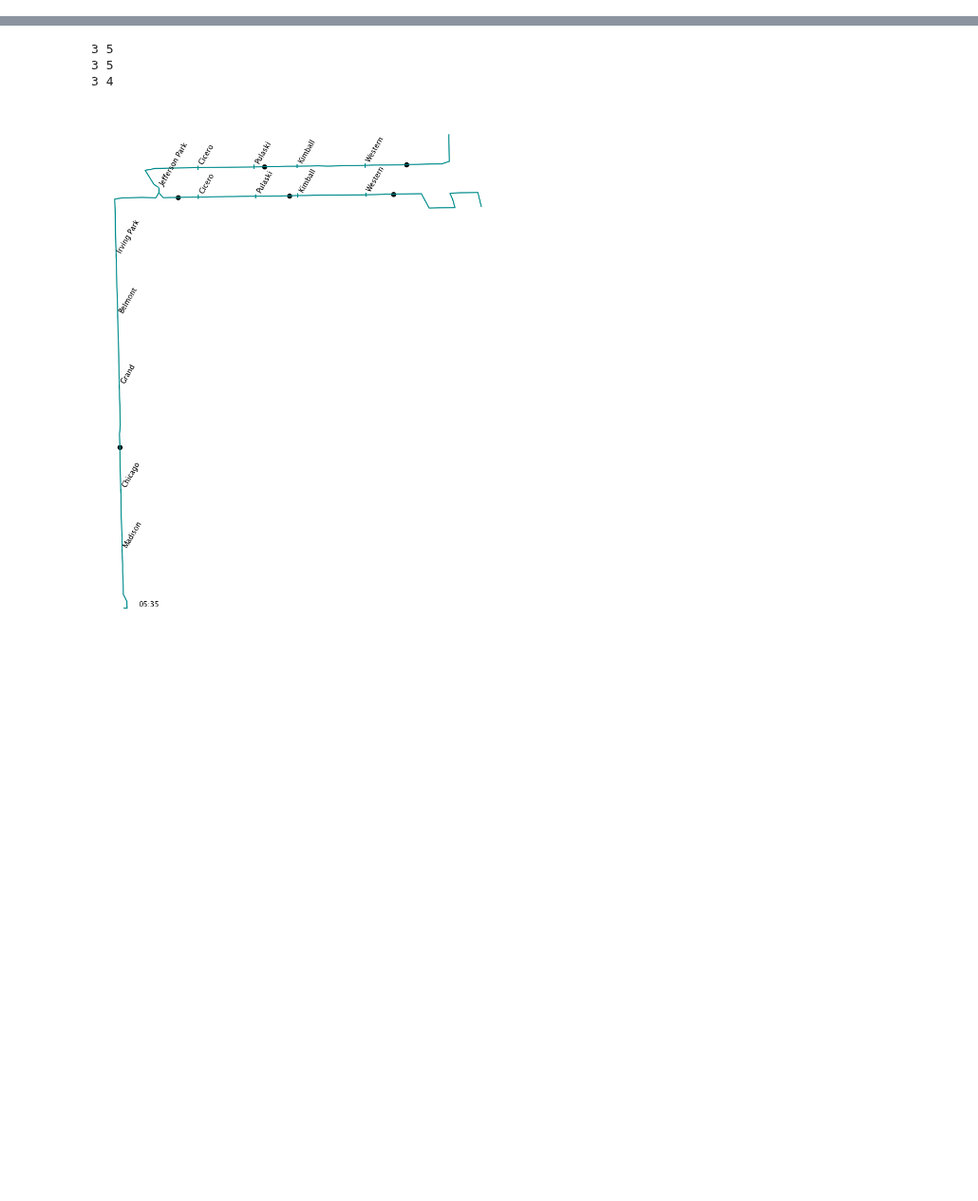
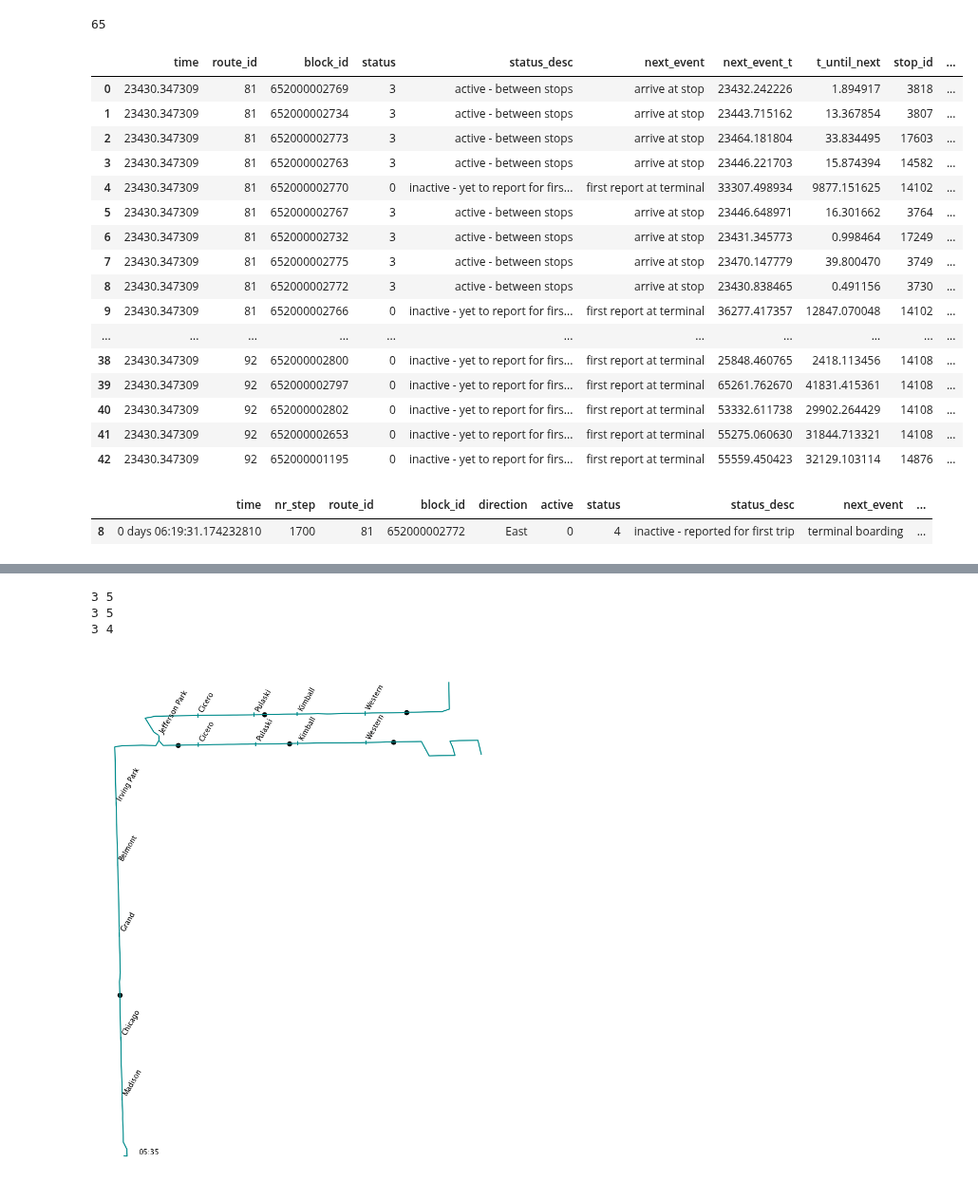
Before and after one commit to joerovar/transit-centric-smart-mobility-system, a Jupyter notebook: src/04_SIMULATION/playground.ipynb, the cells around one changed output, grey strips where cells are left out. Shown at 95% size. Cells and saved outputs as stored; diff of their text form; code cells hidden in the pictures; blank space fills up the shorter version.

```diff
--- a/src/04_SIMULATION/playground.ipynb
+++ b/src/04_SIMULATION/playground.ipynb
@@ -16,8 +16,6 @@ env = FixedSimEnv()
 unique_dates = env.link_times['date'].unique()
 day = np.random.choice(unique_dates, replace=False)
 
-# METHOD 2 DON'T RESET DATE
-# np.random.seed(0)
-next_obs, rew, done, info = env.reset(hist_date=day)
+next_obs, rew, done, info = env.reset(hist_date='2022-12-05')
 print(env.hist_date)
 # %% [output]
@@ -24,0 +124,3 @@ print(env.hist_date)
+# %%
+env, info, n_steps, control_vehs, rts_info = run_di(env, done, n_steps=0, debug=True)
+n_steps, td(env.time)
@@ -24,0 +133,3 @@ print(env.hist_date)
+# %%
+env, info, n_steps, control_vehs, rts_info = run_di(env, done, n_steps=n_steps, debug=True)
+n_steps, td(env.time)
@@ -24,0 +138,3 @@ print(env.hist_date)
+# %%
+env, n_steps = run_di(env, done, n_steps=0)
+n_steps, td(env.time)
@@ -24,0 +160,24 @@ print(env.hist_date)
+# %%
+env.vehicles[19].stop_idx
+# %% [output]
+65
+# %%
+env.info_records[-1]
+# %% [output]
+|  | time | route_id | block_id | status | status_desc | next_event | next_event_t | t_until_next | stop_id | ... |
+| 0 | 23430.347309 | 81 | 652000002769 | 3 | active - between stops | arrive at stop | 23432.242226 | 1.894917 | 3818 | ... |
+| 1 | 23430.347309 | 81 | 652000002734 | 3 | active - between stops | arrive at stop | 23443.715162 | 13.367854 | 3807 | ... |
+| 2 | 23430.347309 | 81 | 652000002773 | 3 | active - between stops | arrive at stop | 23464.181804 | 33.834495 | 17603 | ... |
+| 3 | 23430.347309 | 81 | 652000002763 | 3 | active - between stops | arrive at stop | 23446.221703 | 15.874394 | 14582 | ... |
+| 4 | 23430.347309 | 81 | 652000002770 | 0 | inactive - yet to report for firs... | first report at terminal | 33307.498934 | 9877.151625 | 14102 | ... |
+| 5 | 23430.347309 | 81 | 652000002767 | 3 | active - between stops | arrive at stop | 23446.648971 | 16.301662 | 3764 | ... |
+| 6 | 23430.347309 | 81 | 652000002732 | 3 | active - between stops | arrive at stop | 23431.345773 | 0.998464 | 17249 | ... |
+| 7 | 23430.347309 | 81 | 652000002775 | 3 | active - between stops | arrive at stop | 23470.147779 | 39.800470 | 3749 | ... |
+| 8 | 23430.347309 | 81 | 652000002772 | 3 | active - between stops | arrive at stop | 23430.838465 | 0.491156 | 3730 | ... |
+| 9 | 23430.347309 | 81 | 652000002766 | 0 | inactive - yet to report for firs... | first report at terminal | 36277.417357 | 12847.070048 | 14102 | ... |
+| ... | ... | ... | ... | ... | ... | ... | ... | ... | ... | ... |
+| 38 | 23430.347309 | 92 | 652000002800 | 0 | inactive - yet to report for firs... | first report at terminal | 25848.460765 | 2418.113456 | 14108 | ... |
+| 39 | 23430.347309 | 92 | 652000002797 | 0 | inactive - yet to report for firs... | first report at terminal | 65261.762670 | 41831.415361 | 14108 | ... |
+| 40 | 23430.347309 | 92 | 652000002802 | 0 | inactive - yet to report for firs... | first report at terminal | 53332.611738 | 29902.264429 | 14108 | ... |
+| 41 | 23430.347309 | 92 | 652000002653 | 0 | inactive - yet to report for firs... | first report at terminal | 55275.060630 | 31844.713321 | 14108 | ... |
+| 42 | 23430.347309 | 92 | 652000001195 | 0 | inactive - yet to report for firs... | first report at terminal | 55559.450423 | 32129.103114 | 14876 | ... |
@@ -24,0 +188,5 @@ print(env.hist_date)
+# %%
+control_vehs
+# %% [output]
+|  | time | nr_step | route_id | block_id | direction | active | status | status_desc | next_event | ... |
+| 8 | 0 days 06:19:31.174232810 | 1700 | 81 | 652000002772 | East | 0 | 4 | inactive - reported for first trip | terminal boarding | ... |
```
Also changed, not shown: parts of 31 cells of this notebook, 4 other files.
